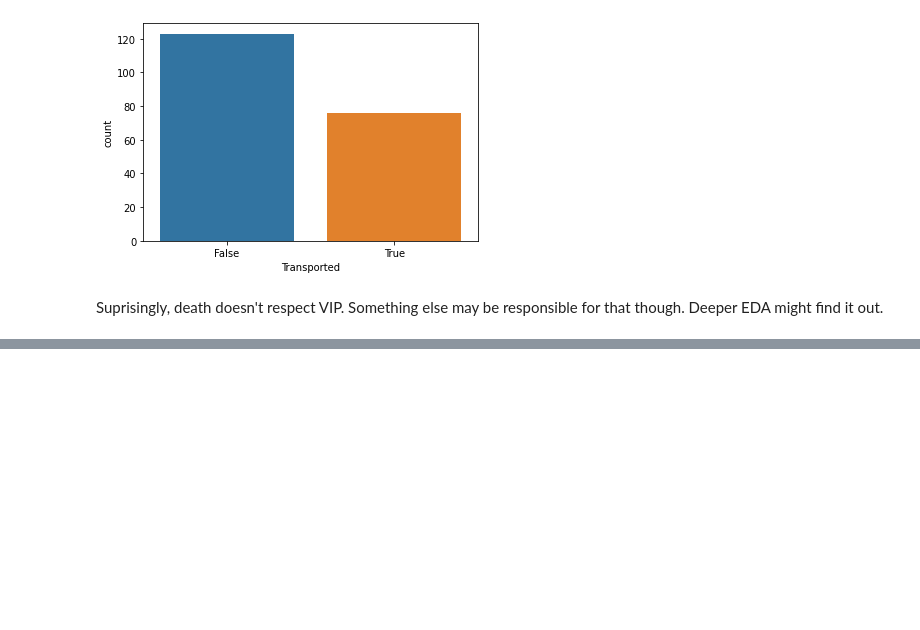
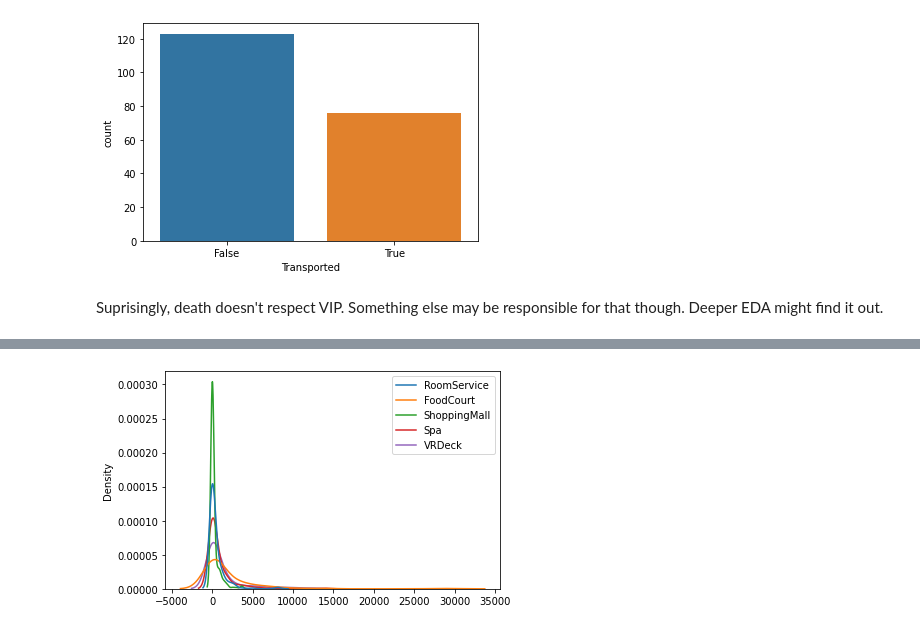
Before and after one commit to TosinPhillip/Spaceship-Titanic-EDA, a Jupyter notebook: Titanic.ipynb, the cells around one changed output, grey strips where cells are left out. Cells and saved outputs as stored; diff of their text form; code cells hidden in the pictures; blank space fills up the shorter version.

```diff
--- a/Titanic.ipynb
+++ b/Titanic.ipynb
@@ -436,0 +445,5 @@ Suprisingly, death doesn't respect VIP. Something else may be responsible for th
+# %%
+sns.kdeplot(data=VIP_spendings)
+plt.show()
+# %% [output]
+[figure, added]
```
Also changed, not shown: parts of 10 cells of this notebook.
